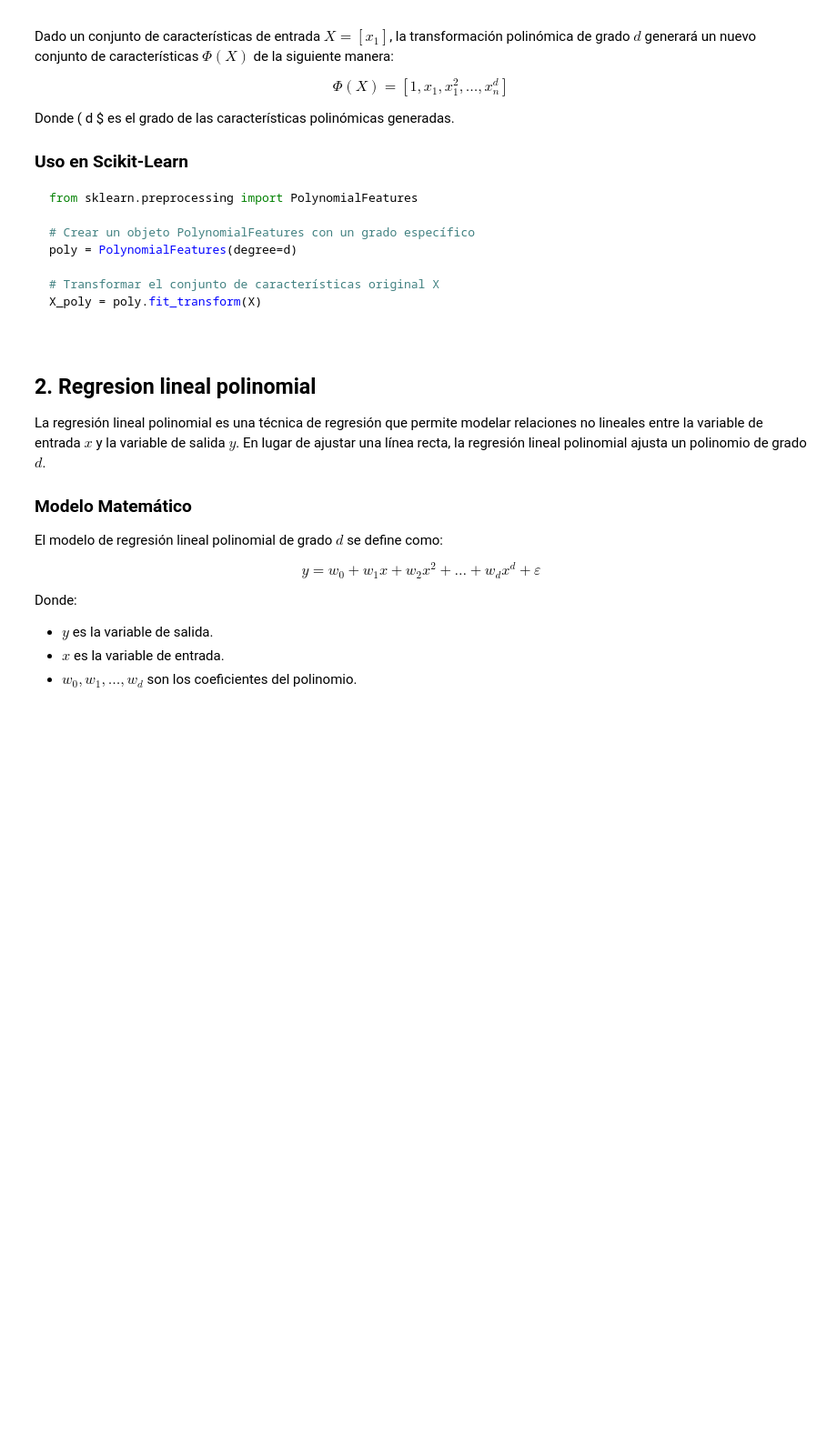
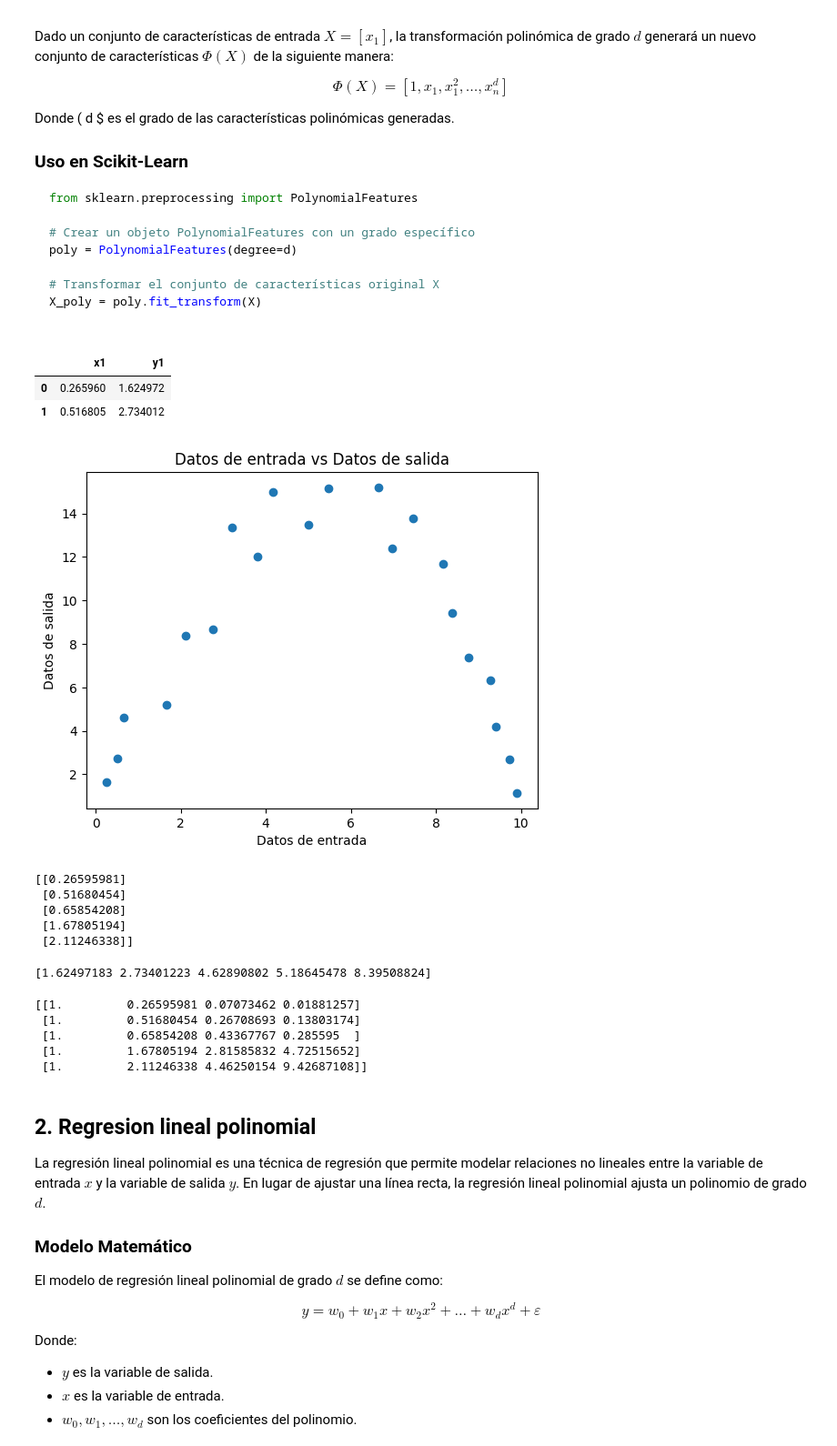
Before and after one commit to Horaciomb/Fundamentos-de-Machine-Learning, a Jupyter notebook: Clase01/actividad_1_s1.ipynb, the cells around one changed output. Shown at 91% size. Cells and saved outputs as stored; diff of their text form; code cells hidden in the pictures; blank space fills up the shorter version.

Commit message:
Add additional datasets and update Jupyter notebook for enhanced Machine Learning exercises

````diff
--- a/Clase01/actividad_1_s1.ipynb
+++ b/Clase01/actividad_1_s1.ipynb
@@ -49,3 +49,9 @@ X_poly = poly.fit_transform(X)
 ```
 # %%
 ## Leer los datos "data_set_1.csv"
+df = pd.read_csv('dataset1.csv')
+df.head(2)
+# %% [output]
+|  | x1 | y1 |
+| 0 | 0.265960 | 1.624972 |
+| 1 | 0.516805 | 2.734012 |
@@ -54,2 +58,11 @@ X_poly = poly.fit_transform(X)
+# %%
+# graficar los datos
+plt.plot(df["x1"], df["y1"], 'o')
+plt.xlabel("Datos de entrada")
+plt.ylabel("Datos de salida")
+plt.title("Datos de entrada vs Datos de salida")
+plt.show()
+# %% [output]
+[figure, added]
 # %%
 # encontrar la transformacion de polinomios para un grado 3
@@ -56,3 +72,23 @@ X_poly = poly.fit_transform(X)
+# %%
+print(x[:5])
+# %% [output]
+[[0.26595981]
+ [0.51680454]
+ [0.65854208]
+ [1.67805194]
+ [2.11246338]]
+# %%
+print(y[:5])
+# %% [output]
+[1.62497183 2.73401223 4.62890802 5.18645478 8.39508824]
+# %%
+print(poly[:5])
+# %% [output]
+[[1.         0.26595981 0.07073462 0.01881257]
+ [1.         0.51680454 0.26708693 0.13803174]
+ [1.         0.65854208 0.43367767 0.285595  ]
+ [1.         1.67805194 2.81585832 4.72515652]
+ [1.         2.11246338 4.46250154 9.42687108]]
 # %% [markdown]
 ## 2. Regresion lineal polinomial
 
````
Also changed, not shown: parts of 11 cells of this notebook.
